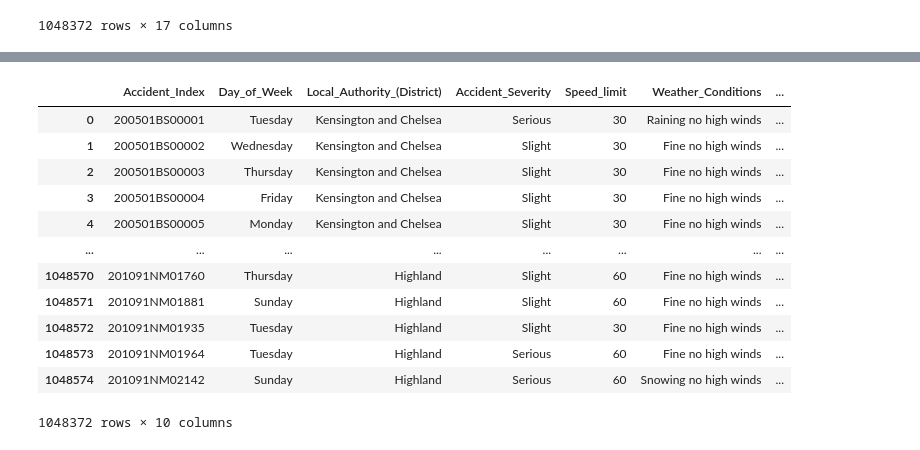
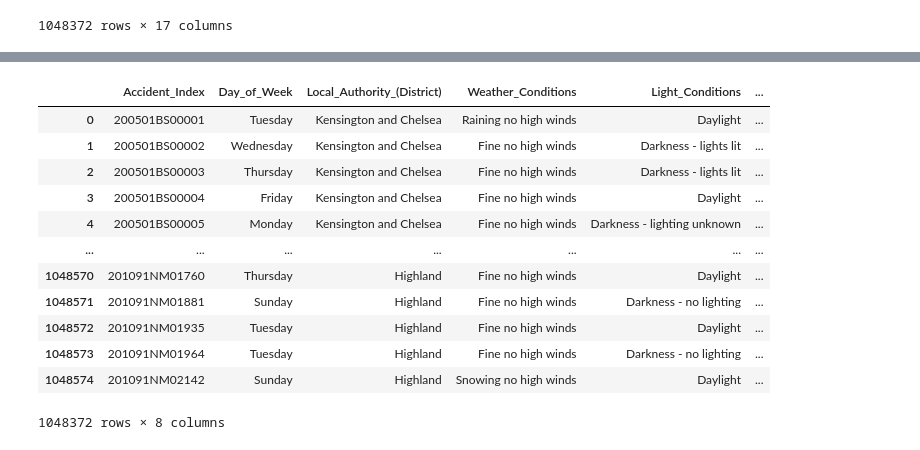
Before and after one commit to Inupa6677/DSGP-GROUP-9, a Jupyter notebook: accident analysis with different parameters.ipynb, the cells around one changed output, grey strips where cells are left out. Drawn from its saved outputs; the diff is of its cells as text; code cells hidden in the pictures.

```diff
--- a/Accident count analysis using more parameters..ipynb
+++ b/accident analysis with different parameters.ipynb
@@ -179,0 +146,12 @@ See the caveats in the documentation: https://pandas.pydata.org/pandas-docs/stab
+# %%
+
+# Assuming your DataFrame is named 'df'
+df_selected['Date'] = pd.to_datetime(df_selected['Date'])  # Convert 'Date' column to datetime format
+
+# Create a new column for the numeric representation of the month
+df_selected['Month_Numeric'] = df_selected['Date'].dt.month
+
+# Create a new column for the month name
+df_selected['Month_Name'] = df_selected['Date'].dt.strftime('%B')
+
+df_selected
@@ -179,0 +187,5 @@ See the caveats in the documentation: https://pandas.pydata.org/pandas-docs/stab
+# %%
+# Drop the specified columns if they exist
+columns_to_drop2 = [ 'Date', 'Month_Name']
+df_selected = df_selected.drop(columns=columns_to_drop2, errors='ignore')
+df_selected
@@ -179,0 +206,10 @@ See the caveats in the documentation: https://pandas.pydata.org/pandas-docs/stab
+# %%
+import pandas as pd
+
+# Assuming your DataFrame is named 'df'
+df_selected['Time'] = pd.to_datetime(df_selected['Time'], format='%H:%M', errors='coerce')
+
+# Extract the hour of the day and create a new column 'Hour_of_Day'
+df_selected['Hour_of_Day'] = df_selected['Time'].dt.hour
+
+df_selected
@@ -180,6 +251,6 @@ See the caveats in the documentation: https://pandas.pydata.org/pandas-docs/stab
 # %%
 # Drop the specified columns if they exist
-columns_to_drop = ['Day_of_the_Week', 'Time', 'Date']
-df_selected = df_selected.drop(columns=columns_to_drop, errors='ignore')
+columns_to_drop2 = ['Time']
+df_selected = df_selected.drop(columns=columns_to_drop2, errors='ignore')
 df_selected
 # %% [output]
@@ -199,18 +270,18 @@ df_selected
 # %%
-df_selected['Accident_Count'] = df_selected.groupby(['Day_of_Week', 'Local_Authority_(District)', 'Accident_Severity', 'Speed_limit', 'Weather_Conditions', 'Light_Conditions', 'Road_Surface', 'Time_Period'])['Accident_Index'].transform('count')
+df_selected['Accident_Count'] = df_selected.groupby(['Day_of_Week', 'Local_Authority_(District)', 'Weather_Conditions', 'Light_Conditions', 'Hour_of_Day', 'Month_Numeric'])['Accident_Index'].transform('count')
 df_selected
 # %% [output]
-|  | Accident_Index | Day_of_Week | Local_Authority_(District) | Accident_Severity | Speed_limit | Weather_Conditions | ... |
-| 0 | 200501BS00001 | Tuesday | Kensington and Chelsea | Serious | 30 | Raining no high winds | ... |
-| 1 | 200501BS00002 | Wednesday | Kensington and Chelsea | Slight | 30 | Fine no high winds | ... |
-| 2 | 200501BS00003 | Thursday | Kensington and Chelsea | Slight | 30 | Fine no high winds | ... |
-| 3 | 200501BS00004 | Friday | Kensington and Chelsea | Slight | 30 | Fine no high winds | ... |
-| 4 | 200501BS00005 | Monday | Kensington and Chelsea | Slight | 30 | Fine no high winds | ... |
-| ... | ... | ... | ... | ... | ... | ... | ... |
-| 1048570 | 201091NM01760 | Thursday | Highland | Slight | 60 | Fine no high winds | ... |
-| 1048571 | 201091NM01881 | Sunday | Highland | Slight | 60 | Fine no high winds | ... |
-| 1048572 | 201091NM01935 | Tuesday | Highland | Slight | 30 | Fine no high winds | ... |
-| 1048573 | 201091NM01964 | Tuesday | Highland | Serious | 60 | Fine no high winds | ... |
-| 1048574 | 201091NM02142 | Sunday | Highland | Serious | 60 | Snowing no high winds | ... |
+|  | Accident_Index | Day_of_Week | Local_Authority_(District) | Weather_Conditions | Light_Conditions | ... |
+| 0 | 200501BS00001 | Tuesday | Kensington and Chelsea | Raining no high winds | Daylight | ... |
+| 1 | 200501BS00002 | Wednesday | Kensington and Chelsea | Fine no high winds | Darkness - lights lit | ... |
+| 2 | 200501BS00003 | Thursday | Kensington and Chelsea | Fine no high winds | Darkness - lights lit | ... |
+| 3 | 200501BS00004 | Friday | Kensington and Chelsea | Fine no high winds | Daylight | ... |
+| 4 | 200501BS00005 | Monday | Kensington and Chelsea | Fine no high winds | Darkness - lighting unknown | ... |
+| ... | ... | ... | ... | ... | ... | ... |
+| 1048570 | 201091NM01760 | Thursday | Highland | Fine no high winds | Daylight | ... |
+| 1048571 | 201091NM01881 | Sunday | Highland | Fine no high winds | Darkness - no lighting | ... |
+| 1048572 | 201091NM01935 | Tuesday | Highland | Fine no high winds | Daylight | ... |
+| 1048573 | 201091NM01964 | Tuesday | Highland | Fine no high winds | Darkness - no lighting | ... |
+| 1048574 | 201091NM02142 | Sunday | Highland | Snowing no high winds | Daylight | ... |
-1048372 rows × 10 columns
+1048372 rows × 8 columns
 # %%
```
Also changed, not shown: parts of 19 cells of this notebook.
